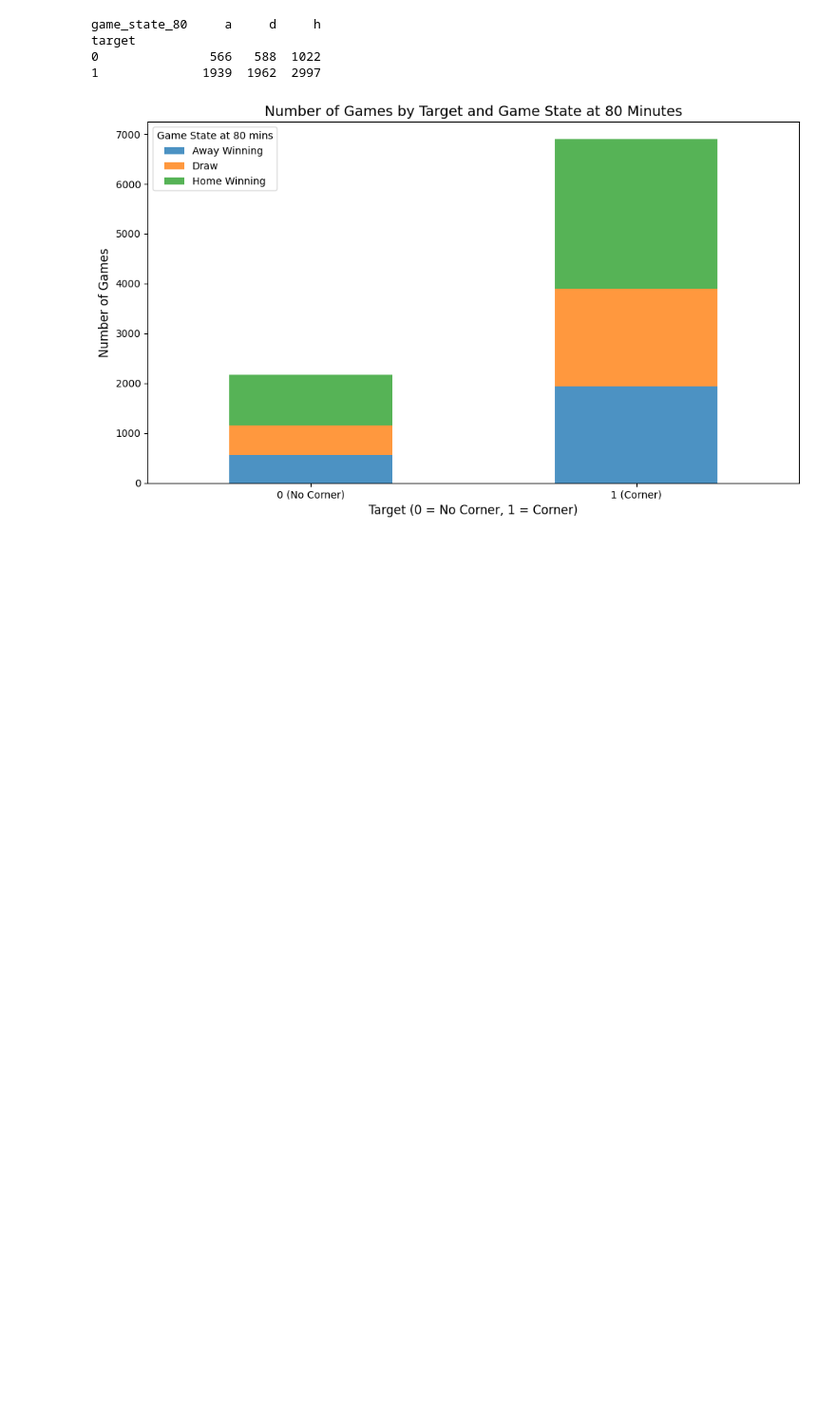
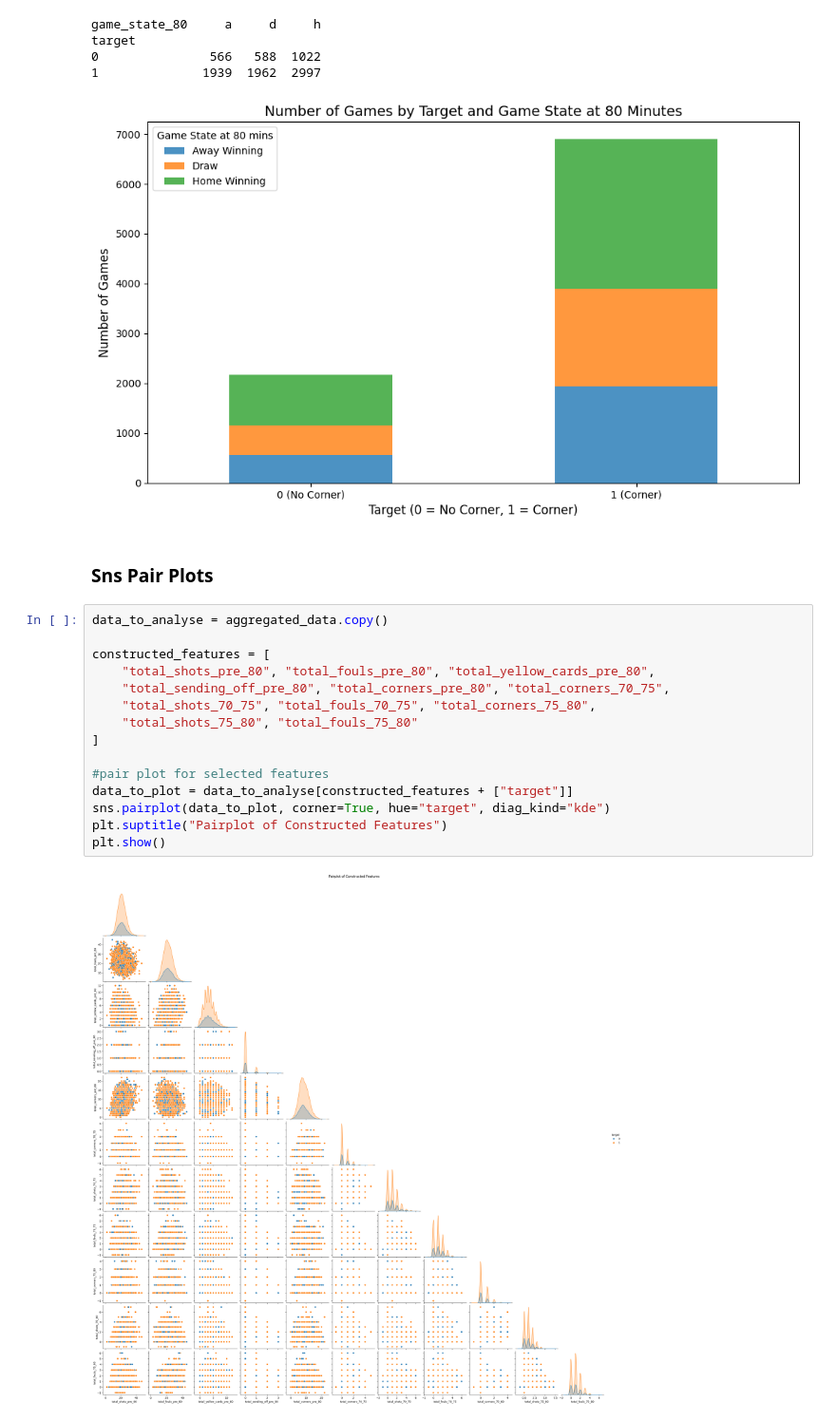
Before and after one commit to JoshuaGraham14/football-corner-prediction, a Jupyter notebook: notebooks/02.02_kaggle_aggregate_analysis.ipynb, the cells around one changed output. Shown at 95% size. Drawn from its saved outputs; the diff is of its cells as text; blank space fills up the shorter version.

Commit message:
Exploring correlation between home vs away and target + pair plots created

```diff
--- a/notebooks/02.02_kaggle_aggregate_analysis.ipynb
+++ b/notebooks/02.02_kaggle_aggregate_analysis.ipynb
@@ -220,3 +221,22 @@ target
 0               566   588  1022
 1              1939  1962  2997
 [figure]
+# %% [markdown]
+### Sns Pair Plots
+# %%
+data_to_analyse = aggregated_data.copy()
+
+constructed_features = [
+    "total_shots_pre_80", "total_fouls_pre_80", "total_yellow_cards_pre_80",
+    "total_sending_off_pre_80", "total_corners_pre_80", "total_corners_70_75",
+    "total_shots_70_75", "total_fouls_70_75", "total_corners_75_80",
+    "total_shots_75_80", "total_fouls_75_80"
+]
+
+#pair plot for selected features
+data_to_plot = data_to_analyse[constructed_features + ["target"]]
+sns.pairplot(data_to_plot, corner=True, hue="target", diag_kind="kde")
+plt.suptitle("Pairplot of Constructed Features")
+plt.show()
+# %% [output]
+[figure, added]
```
Also changed, not shown: parts of 4 cells of this notebook, 1 other file.
